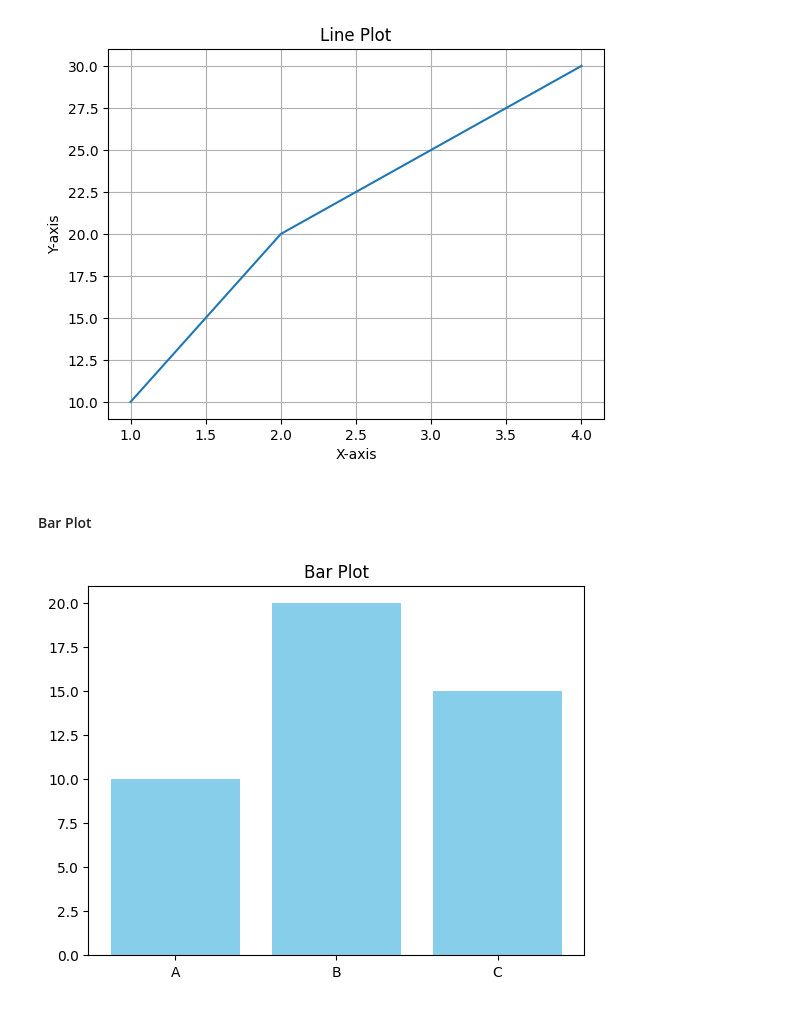
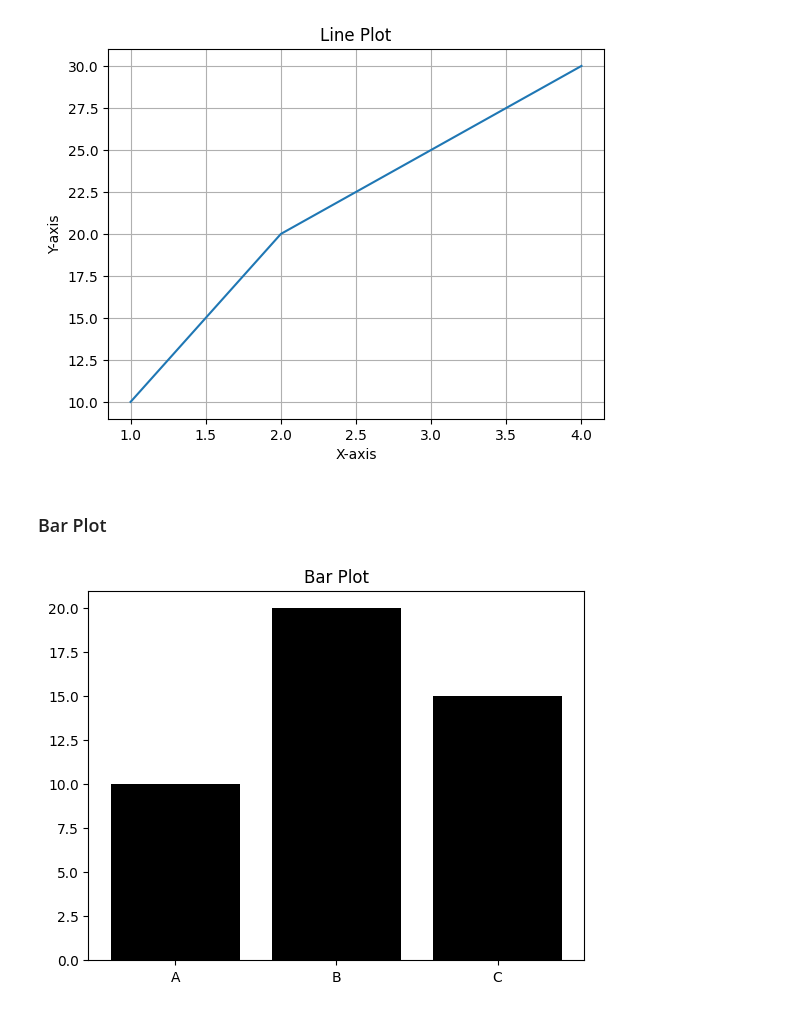
Before and after one commit to SandeshKhatiwada05/Data-Science-And-Machine-Learning-Course, a Jupyter notebook: Day 4/Visualization.ipynb, the cells around one changed output. Saved outputs shown, nothing was run; the diff lists cells and outputs as text; code cells hidden in the pictures.

Commit message:
Visualization

```diff
--- a/Day 4/Visualization.ipynb
+++ b/Day 4/Visualization.ipynb
@@ -16,13 +16,13 @@ plt.show()
 # %% [output]
 [figure]
 # %% [markdown]
-#### Bar Plot
+### Bar Plot
 # %%
 categories = ['A', 'B', 'C']
 values = [10, 20, 15]
 
-plt.bar(categories, values, color='skyblue')
+plt.bar(categories, values, color='black')
 plt.title("Bar Plot")
 plt.show()
 # %% [output]
-[figure, old version]
+[figure, new version]
```
Also changed, not shown: parts of 5 cells of this notebook.
